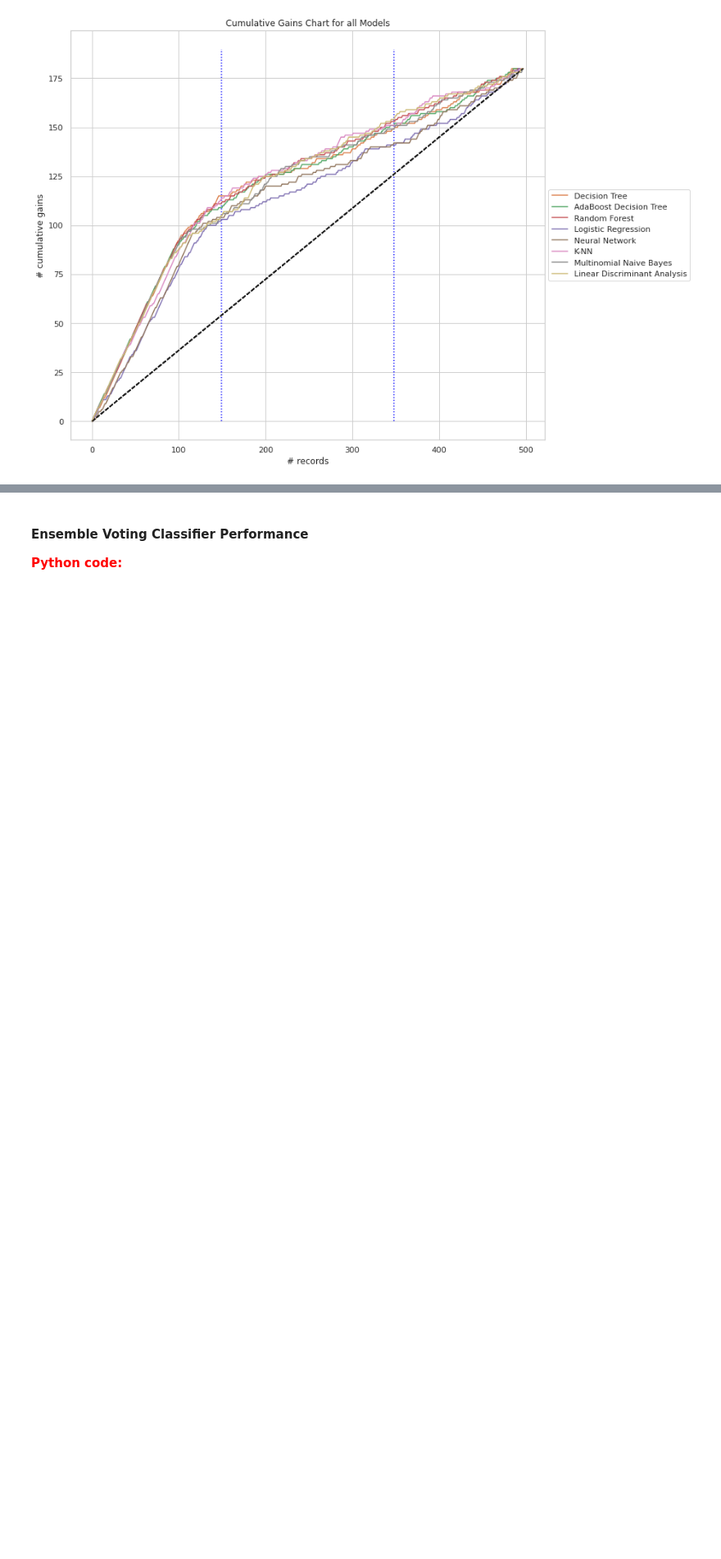
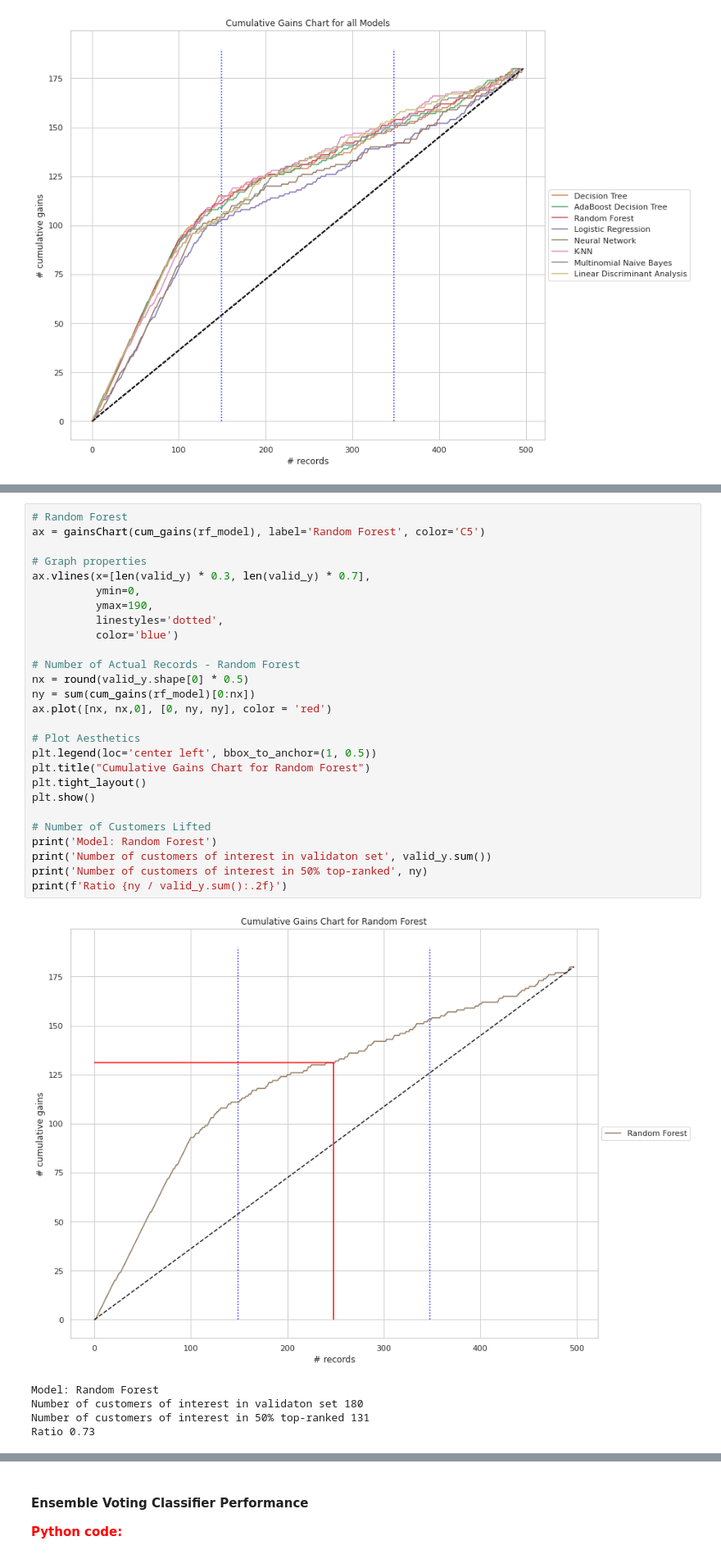
Before and after one commit to jimmy-nguyen-cal/Travel-Insurance-Predictions-, a Jupyter notebook: Code/Python/Final Project - Travel Insurance Predictions Team 7.ipynb, the cells around one changed output, grey strips where cells are left out. Shown at 82% size. Cells and saved outputs as stored; diff of their text form; blank space fills up the shorter version.

```diff
--- a/Code/Python/Final Project - Travel Insurance Predictions Team 7.ipynb
+++ b/Code/Python/Final Project - Travel Insurance Predictions Team 7.ipynb
@@ -1527,0 +1564,33 @@ top2
+# %%
+# Random Forest
+ax = gainsChart(cum_gains(rf_model), label='Random Forest', color='C5')
+
+# Graph properties
+ax.vlines(x=[len(valid_y) * 0.3, len(valid_y) * 0.7],
+          ymin=0,
+          ymax=190,
+          linestyles='dotted',
+          color='blue')
+
+# Number of Actual Records - Random Forest
+nx = round(valid_y.shape[0] * 0.5)
+ny = sum(cum_gains(rf_model)[0:nx])
+ax.plot([nx, nx,0], [0, ny, ny], color = 'red')
+
+# Plot Aesthetics
+plt.legend(loc='center left', bbox_to_anchor=(1, 0.5))
+plt.title("Cumulative Gains Chart for Random Forest")
+plt.tight_layout()
+plt.show()
+
+# Number of Customers Lifted
+print('Model: Random Forest')
+print('Number of customers of interest in validaton set', valid_y.sum())
+print('Number of customers of interest in 50% top-ranked', ny)
+print(f'Ratio {ny / valid_y.sum():.2f}')
+# %% [output]
+[figure, added]
+Model: Random Forest
+Number of customers of interest in validaton set 180
+Number of customers of interest in 50% top-ranked 131
+Ratio 0.73
```
Also changed, not shown: parts of 15 cells of this notebook, 4 other files.
